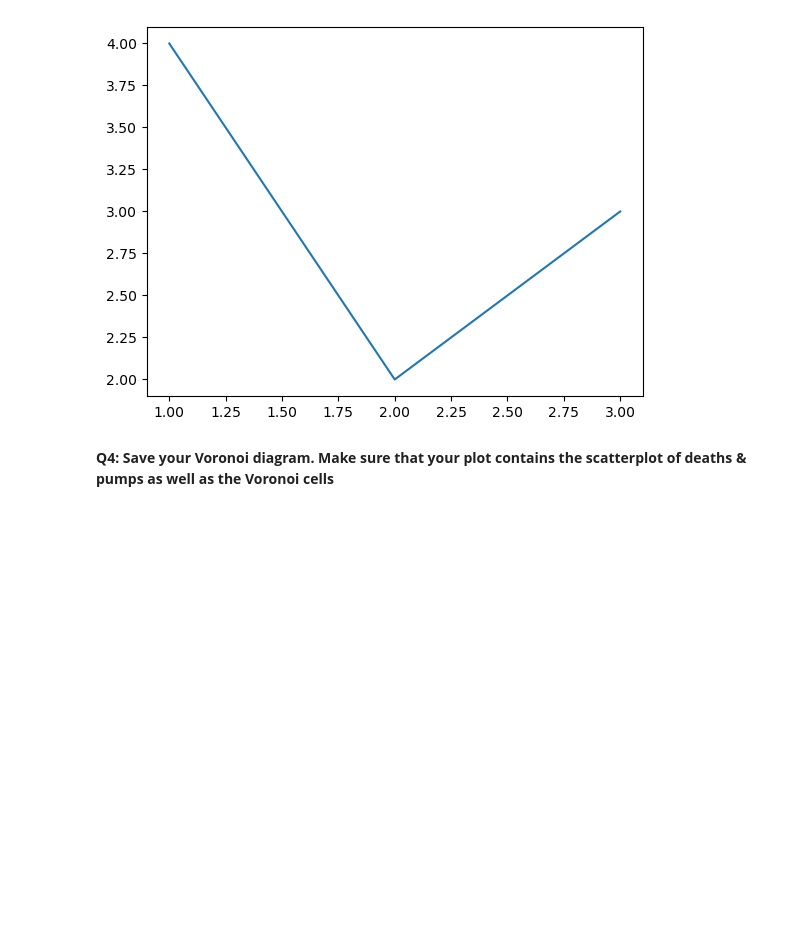
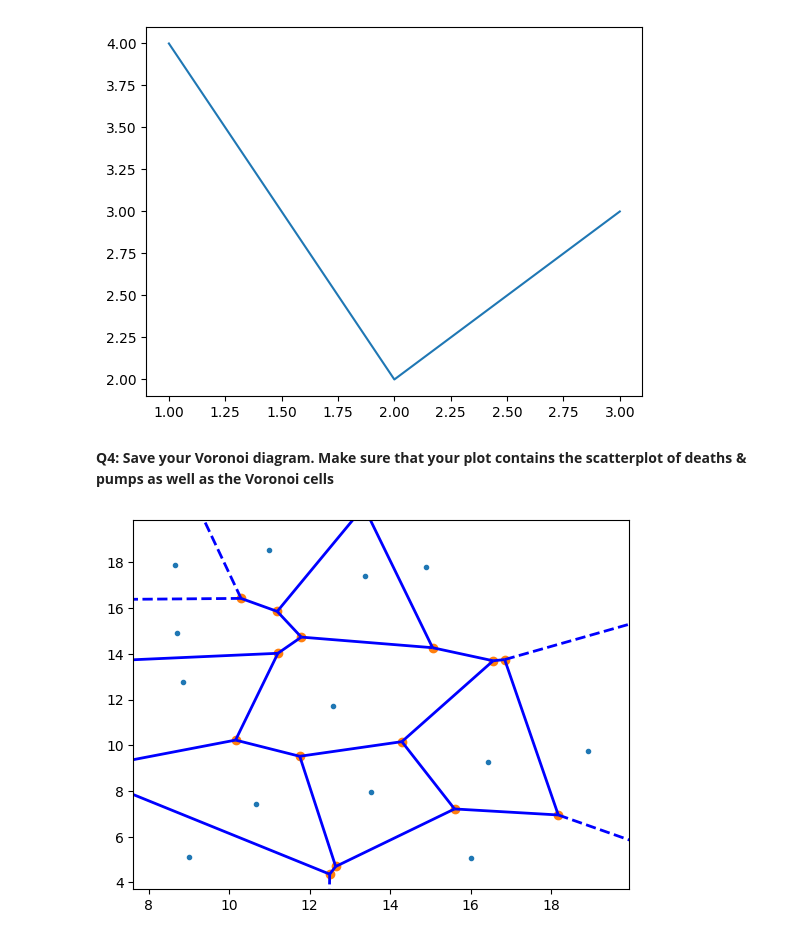
Before and after one commit to s205011/Group_4, a Jupyter notebook: individual_work/dsb_s214962.ipynb, the cells around one changed output. Cells and saved outputs as stored; diff of their text form; code cells hidden in the pictures; blank space fills up the shorter version.

```diff
--- a/individual_work/dsb_s214962.ipynb
+++ b/individual_work/dsb_s214962.ipynb
@@ -300,0 +324,9 @@ plt.savefig('foo.png')
+# %%
+# TODO: your code here
+vor = Voronoi(points)
+fig, ax = plt.subplots()
+
+voronoi_plot_2d(vor, ax=ax, show_vertices=True, line_colors='blue', line_width=2, show_points=True)
+plt.savefig("fo(s214962).png") # Saving the figure
+# %% [output]
+[figure, added]
```
Also changed, not shown: parts of 14 cells of this notebook, 2 other files.
